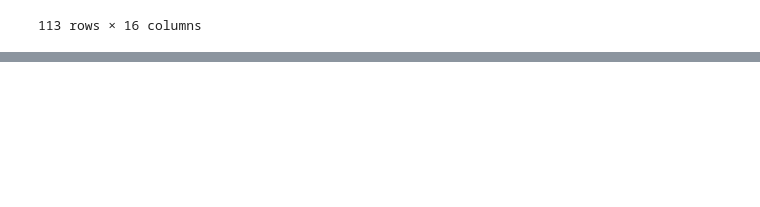
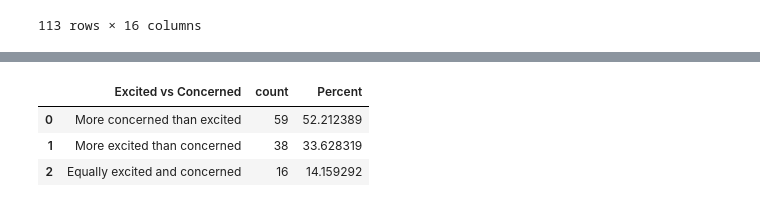
Before and after one commit to guyfrancis/dat1001, a Jupyter notebook: Data_Wrangling/Example_2_AI_Survey_Model_Answer.ipynb, the cells around one changed output, grey strips where cells are left out. Drawn from its saved outputs; the diff is of its cells as text; code cells hidden in the pictures; blank space fills up the shorter version.

```diff
--- a/Data_Wrangling/Example_2_AI_Survey_Model_Answer.ipynb
+++ b/Data_Wrangling/Example_2_AI_Survey_Model_Answer.ipynb
@@ -118,0 +127,12 @@ df
+# %%
+# Type your code here
+
+ec_counts = pd.DataFrame(survey['Excited vs Concerned'].value_counts())
+ec_counts.reset_index(inplace=True)
+ec_counts['Percent'] = ec_counts['count']/ec_counts['count'].sum()*100
+ec_counts
+# %% [output]
+|  | Excited vs Concerned | count | Percent |
+| 0 | More concerned than excited | 59 | 52.212389 |
+| 1 | More excited than concerned | 38 | 33.628319 |
+| 2 | Equally excited and concerned | 16 | 14.159292 |
```
Also changed, not shown: parts of 18 cells of this notebook, 2 other files.
